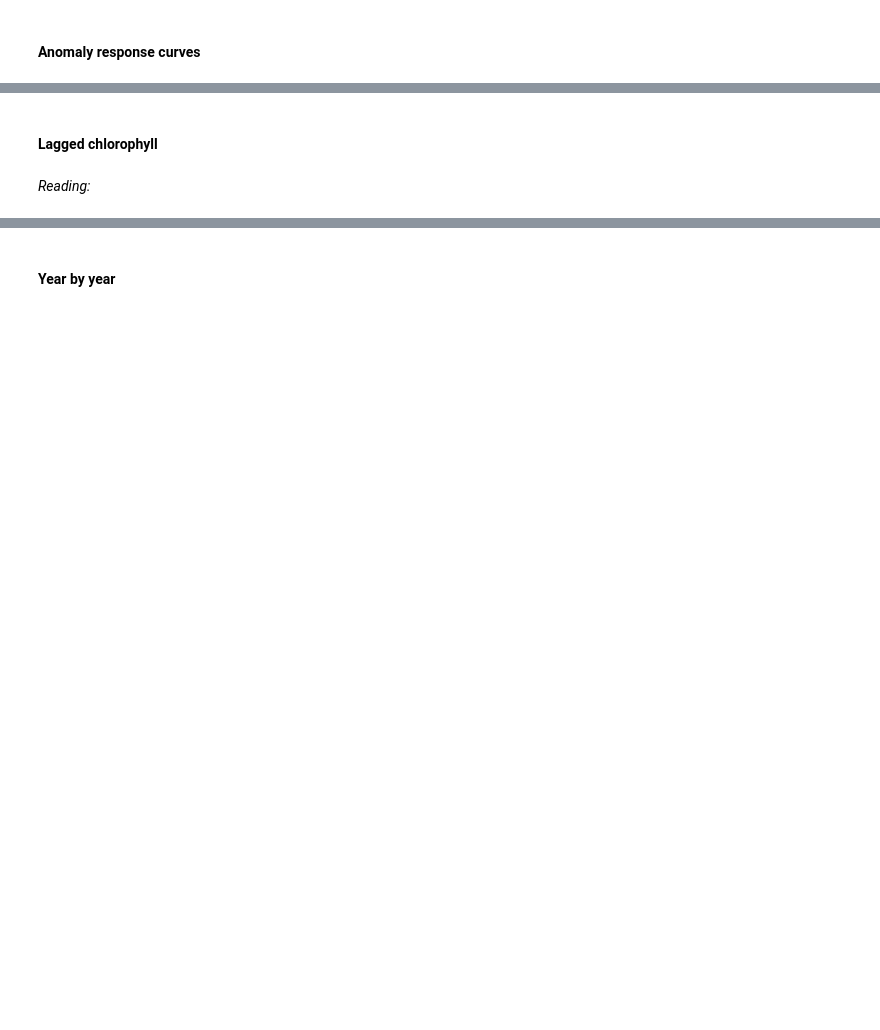
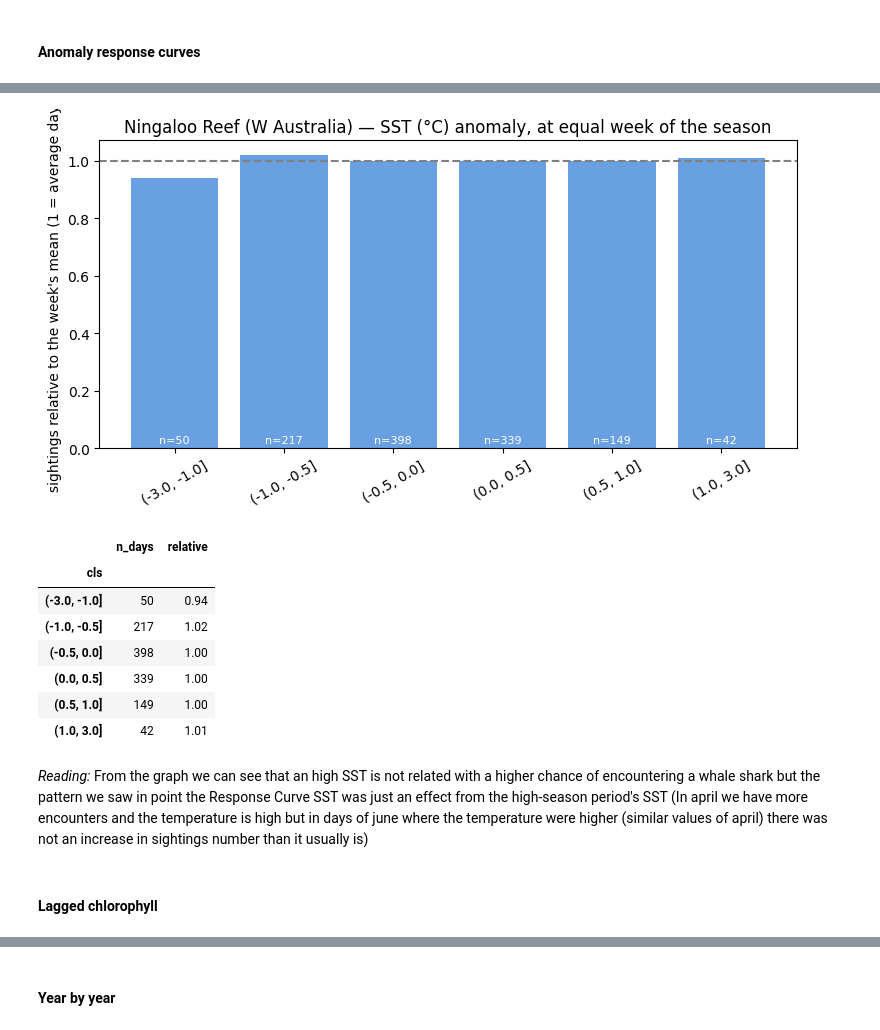
Before and after one commit to Patrick190508/whaleshark-mafia-island, a Jupyter notebook: notebooks/Daily_EDA_Peak_Season.ipynb, the cells around one changed output, grey strips where cells are left out. Drawn from its saved outputs; the diff is of its cells as text; code cells hidden in the pictures; blank space fills up the shorter version.

```diff
--- a/notebooks/Daily_EDA_Peak_Season.ipynb
+++ b/notebooks/Daily_EDA_Peak_Season.ipynb
@@ -177,2 +199,24 @@ def climatology(s, clim_from=2000):
 # %% [markdown]
 ### 3.3 Anomaly response curve — same as 3.2, using the departure from the daily climatology
+# %%
+def relative_response(s, var, bins, label):
+    """Avvistamenti relativi alla media della settimana, raggruppati per anomalia della variabile."""
+    full = series[s]
+    clim = full[full['year'] >= 2000].groupby('doy')[var].median()
+    d = season[s].dropna(subset=[var]).copy()
+    d['anom'] = d[var] - d['doy'].map(clim)
+    d['week'] = (d['sday'] - 1) // 7
+    week_mean = d.groupby(['season_year', 'week'])['sightings'].transform('mean')   # media della settimana in quell'anno
+    d = d[week_mean > 0]                                                            # settimane senza nessun avvistamento non informano
+    d['relative'] = d['sightings'] / week_mean[week_mean > 0]
+    d['cls'] = pd.cut(d['anom'], bins=bins)
+    t = d.groupby('cls', observed=True).agg(n_days=('relative', 'size'), relative=('relative', 'mean')).round(2)
+
+    plt.figure(figsize=(9, 4))
+    plt.bar(range(len(t)), t['relative'], color="#2a78d6", alpha=0.7)
+    plt.axhline(1, color="grey", ls="--")
+    plt.xticks(range(len(t)), [str(c) for c in t.index], rotation=30)
+    for i, n in enumerate(t['n_days']): plt.text(i, 0.02, f"n={n}", ha='center', fontsize=8, color="white")
+    plt.ylabel("sightings relative to the week's mean (1 = average day)")
+    plt.title(f"{s} — {label} anomaly, at equal week of the season"); plt.show()
+    return t
@@ -211,4 +377,17 @@ climatology(SITES[0])
+# %%
+relative_response(SITES[0], 'sst', [-3, -1, -0.5, 0, 0.5, 1, 3], 'SST (°C)')
+# %% [output]
+[figure, added]
+|  | n_days | relative |
+| cls |  |  |
+| (-3.0, -1.0] | 50 | 0.94 |
+| (-1.0, -0.5] | 217 | 1.02 |
+| (-0.5, 0.0] | 398 | 1.00 |
+| (0.0, 0.5] | 339 | 1.00 |
+| (0.5, 1.0] | 149 | 1.00 |
+| (1.0, 3.0] | 42 | 1.01 |
+# %% [markdown]
+*Reading:* From the graph we can see that an high SST is not related with a higher chance of encountering a whale shark but the pattern we saw in point the Response Curve SST was just an effect from the high-season period's SST
+(In april we have more encounters and the temperature is high but in days of june where the temperature were higher (similar values of april) there was not an increase in sightings number than it usually is)
 # %% [markdown]
 #### Lagged chlorophyll
-# %% [markdown]
-*Reading:*
```
Also changed, not shown: parts of 48 cells of this notebook.
